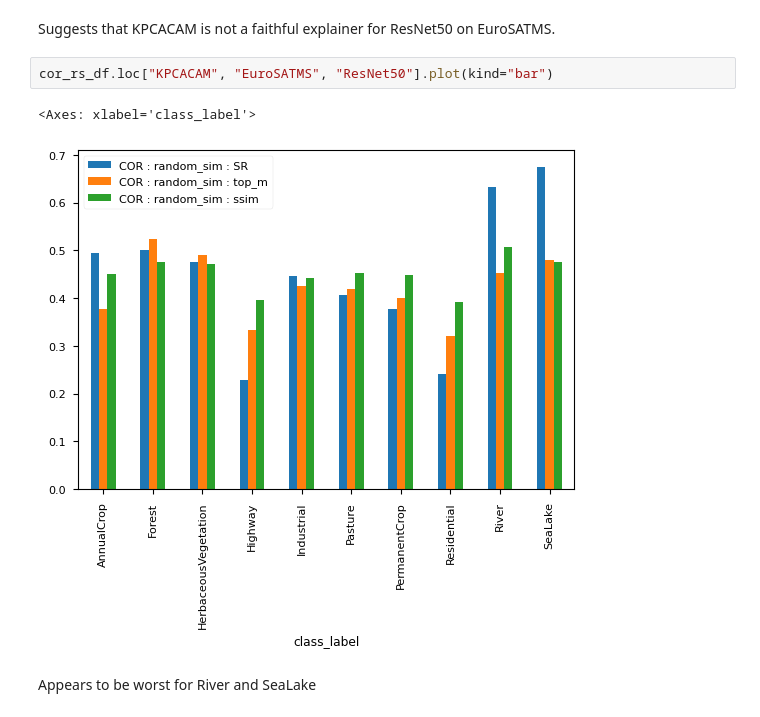
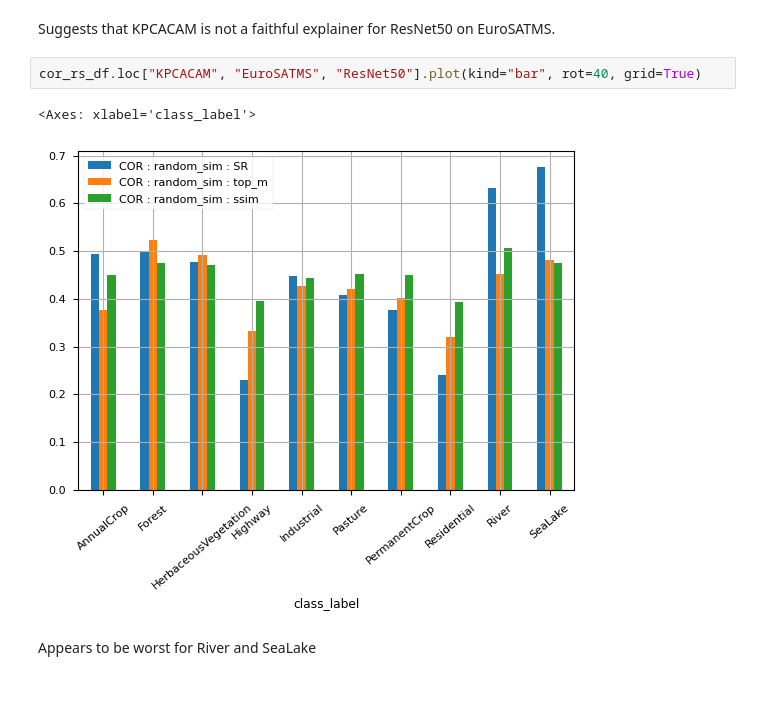
Before and after one commit to tameTNT/evaluating-xai-remote-sensing, a Jupyter notebook: notebooks/systematic_exploration.ipynb, the cells around one changed output. Cells and saved outputs as stored; diff of their text form; blank space fills up the shorter version.

```diff
--- a/notebooks/systematic_exploration.ipynb
+++ b/notebooks/systematic_exploration.ipynb
@@ -124,10 +124,10 @@ cor_rs_df.loc["KPCACAM", "EuroSATMS"].groupby("model").mean().plot(kind="bar")
 # %% [markdown]
 Suggests that KPCACAM is not a faithful explainer for ResNet50 on EuroSATMS.
 # %%
-cor_rs_df.loc["KPCACAM", "EuroSATMS", "ResNet50"].plot(kind="bar")
+cor_rs_df.loc["KPCACAM", "EuroSATMS", "ResNet50"].plot(kind="bar", rot=40, grid=True)
 # %% [output]
 <Axes: xlabel='class_label'>
-[figure, old version]
+[figure, new version]
 # %% [markdown]
 Appears to be worst for River and SeaLake
 # %% [markdown]
```
Also changed, not shown: parts of 5 cells of this notebook, 1 other file.
